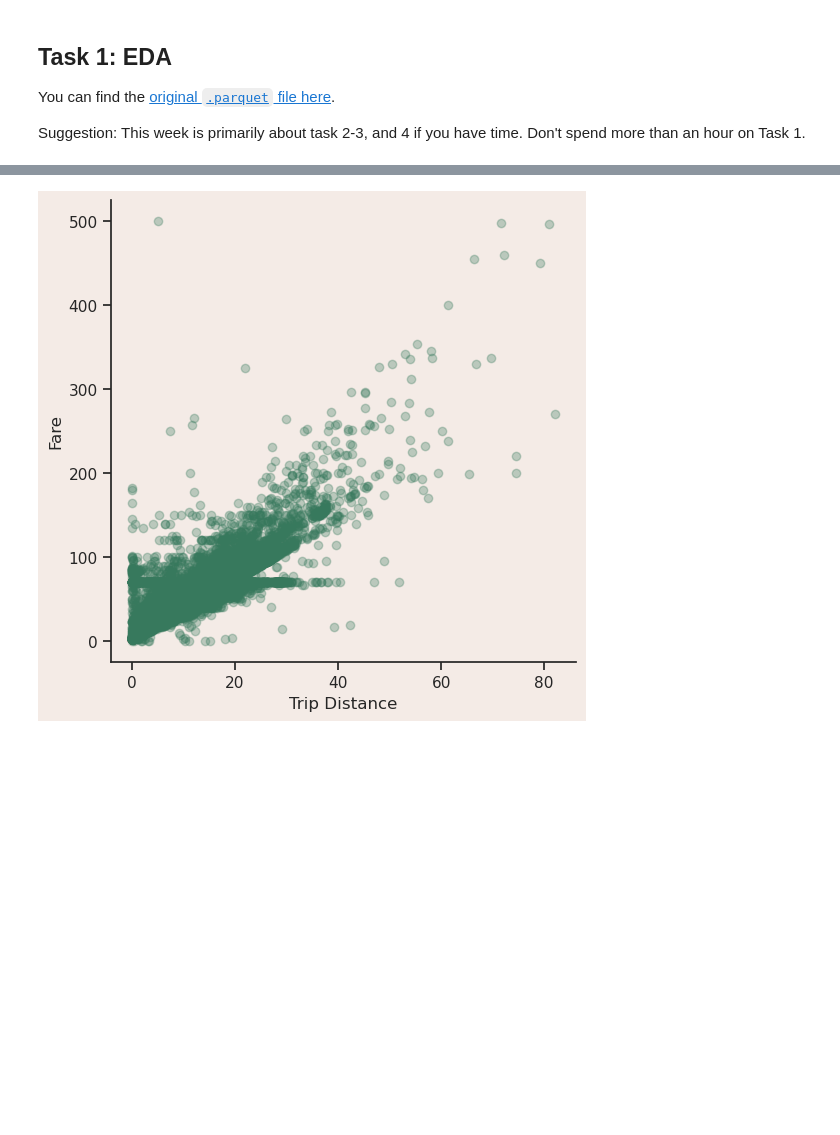
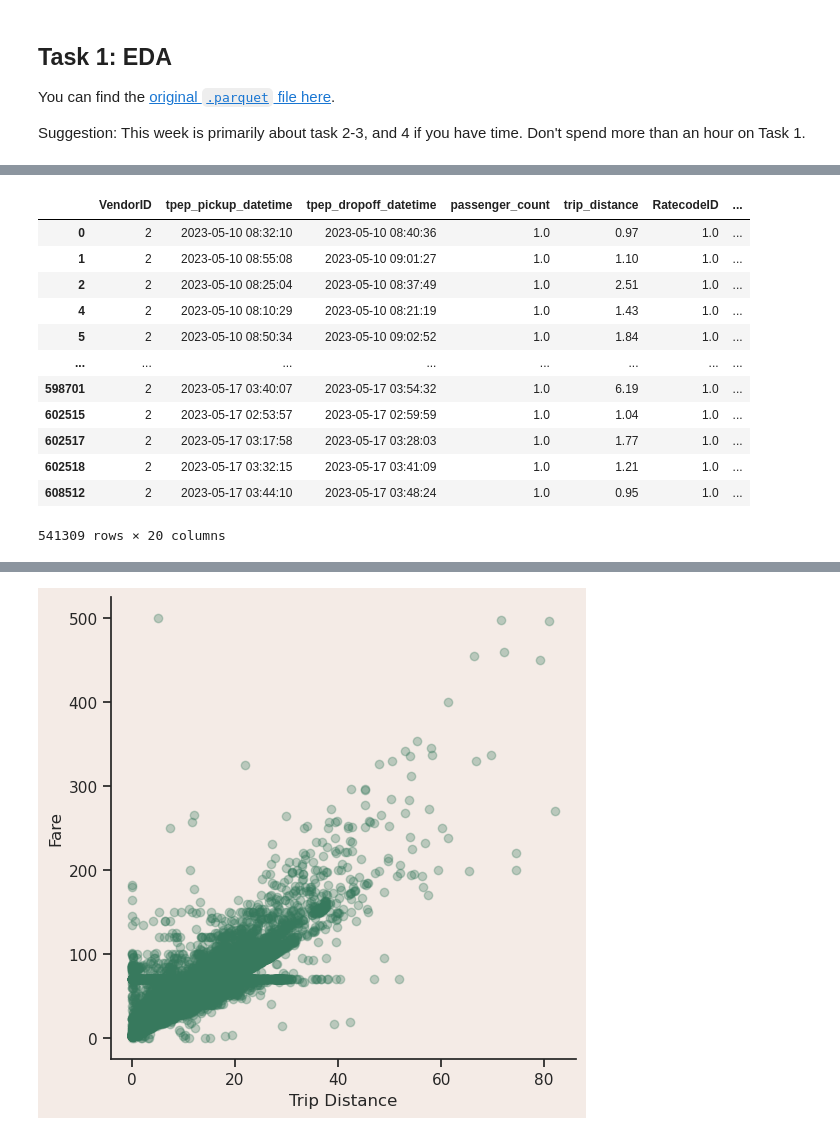
Before and after one commit to dksahuji/full-stack-ml-metaflow-corise-week-3, a Jupyter notebook: project/template.ipynb, the cells around one changed output, grey strips where cells are left out. Saved outputs shown, nothing was run; the diff lists cells and outputs as text; code cells hidden in the pictures; blank space fills up the shorter version.

```diff
--- a/project/template.ipynb
+++ b/project/template.ipynb
@@ -105,6 +105,22 @@ obviously_bad_data_filters = [
 
 for f in obviously_bad_data_filters:
     df = df[f]
+# %%
+df
+# %% [output]
+|  | VendorID | tpep_pickup_datetime | tpep_dropoff_datetime | passenger_count | trip_distance | RatecodeID | ... |
+| 0 | 2 | 2023-05-10 08:32:10 | 2023-05-10 08:40:36 | 1.0 | 0.97 | 1.0 | ... |
+| 1 | 2 | 2023-05-10 08:55:08 | 2023-05-10 09:01:27 | 1.0 | 1.10 | 1.0 | ... |
+| 2 | 2 | 2023-05-10 08:25:04 | 2023-05-10 08:37:49 | 1.0 | 2.51 | 1.0 | ... |
+| 4 | 2 | 2023-05-10 08:10:29 | 2023-05-10 08:21:19 | 1.0 | 1.43 | 1.0 | ... |
+| 5 | 2 | 2023-05-10 08:50:34 | 2023-05-10 09:02:52 | 1.0 | 1.84 | 1.0 | ... |
+| ... | ... | ... | ... | ... | ... | ... | ... |
+| 598701 | 2 | 2023-05-17 03:40:07 | 2023-05-17 03:54:32 | 1.0 | 6.19 | 1.0 | ... |
+| 602515 | 2 | 2023-05-17 02:53:57 | 2023-05-17 02:59:59 | 1.0 | 1.04 | 1.0 | ... |
+| 602517 | 2 | 2023-05-17 03:17:58 | 2023-05-17 03:28:03 | 1.0 | 1.77 | 1.0 | ... |
+| 602518 | 2 | 2023-05-17 03:32:15 | 2023-05-17 03:41:09 | 1.0 | 1.21 | 1.0 | ... |
+| 608512 | 2 | 2023-05-17 03:44:10 | 2023-05-17 03:48:24 | 1.0 | 0.95 | 1.0 | ... |
+541309 rows × 20 columns
 # %%
 df.describe()
 # %% [output]
```
Also changed, not shown: parts of 6 cells of this notebook, 24 other files.
